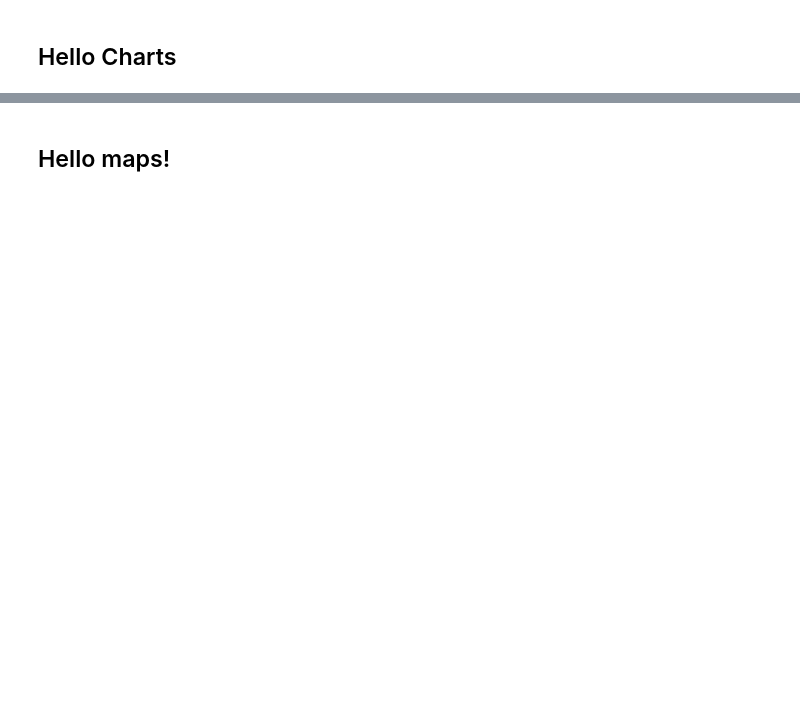
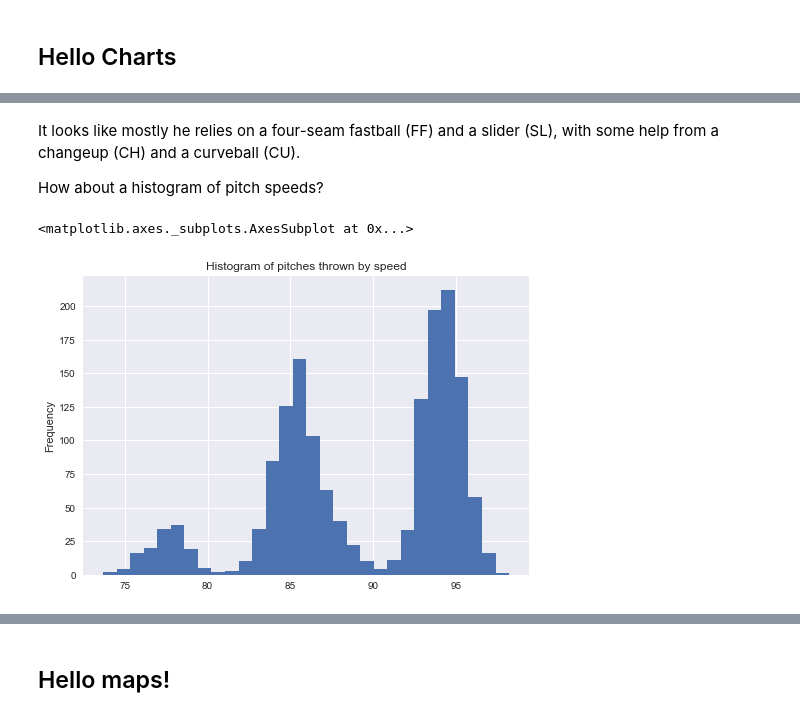
Before and after one commit to emamd/jupyter-skillshare, a Jupyter notebook: jupyter-skillshare.ipynb, the cells around one changed output, grey strips where cells are left out. Saved outputs shown, nothing was run; the diff lists cells and outputs as text; code cells hidden in the pictures; blank space fills up the shorter version.

```diff
--- a/jupyter-skillshare.ipynb
+++ b/jupyter-skillshare.ipynb
@@ -187,0 +346,9 @@ Name: release_speed, dtype: float64
+# %% [markdown]
+It looks like mostly he relies on a four-seam fastball (FF) and a slider (SL), with some help from a changeup (CH) and a curveball (CU).
+
+How about a histogram of pitch speeds?
+# %%
+scherzer['release_speed'].plot(kind="hist", bins=30, title="Histogram of pitches thrown by speed")
+# %% [output]
+<matplotlib.axes._subplots.AxesSubplot at 0x...>
+[figure, added]
```
Also changed, not shown: parts of 43 cells of this notebook, 3 other files.
